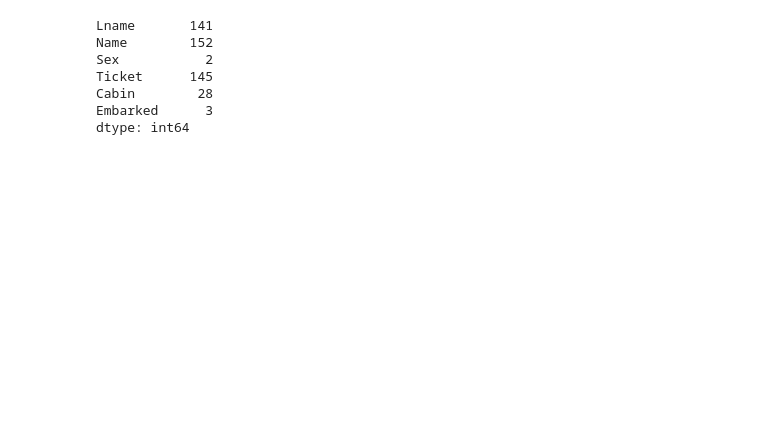
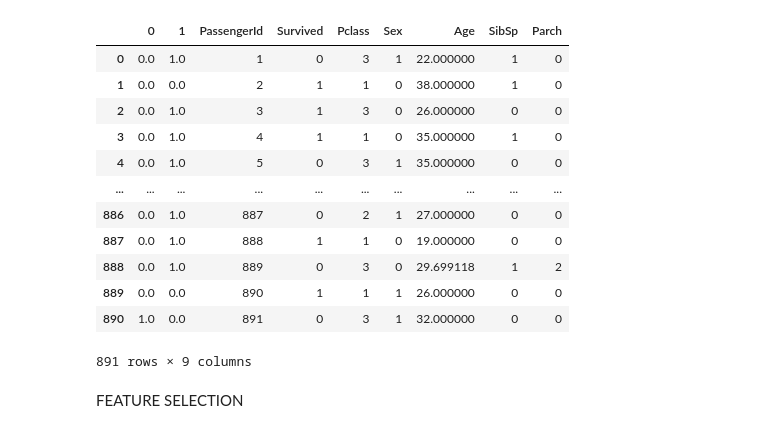
Before and after one commit to speedytech121/ml_course_internship, a Jupyter notebook: supervised/classification/titanic_feature_selection.ipynb, the cells around one changed output. Drawn from its saved outputs; the diff is of its cells as text; code cells hidden in the pictures; blank space fills up the shorter version.

```diff
--- a/supervised/classification/titanic_feature_selection.ipynb
+++ b/supervised/classification/titanic_feature_selection.ipynb
@@ -92,0 +178,3 @@ dtype: int64
+# %%
+Embarked_dummies=Embarked_enc.transform(df[['Embarked']]).toarray()
+Embarked_dummies
@@ -92,0 +189,2 @@ dtype: int64
+# %%
+df.drop(columns=['Embarked'],axis=1,inplace=True)
@@ -92,0 +197,3 @@ dtype: int64
+# %%
+Embarked_dummies_df=pd.DataFrame(Embarked_dummies)
+Embarked_dummies_df.head()
@@ -93,3 +207,23 @@ dtype: int64
+# %%
+data_df=pd.concat([Embarked_dummies_df,df],axis=1)
+# %%
+data_df
+# %% [output]
+|  | 0 | 1 | PassengerId | Survived | Pclass | Sex | Age | SibSp | Parch |
+| 0 | 0.0 | 1.0 | 1 | 0 | 3 | 1 | 22.000000 | 1 | 0 |
+| 1 | 0.0 | 0.0 | 2 | 1 | 1 | 0 | 38.000000 | 1 | 0 |
+| 2 | 0.0 | 1.0 | 3 | 1 | 3 | 0 | 26.000000 | 0 | 0 |
+| 3 | 0.0 | 1.0 | 4 | 1 | 1 | 0 | 35.000000 | 1 | 0 |
+| 4 | 0.0 | 1.0 | 5 | 0 | 3 | 1 | 35.000000 | 0 | 0 |
+| ... | ... | ... | ... | ... | ... | ... | ... | ... | ... |
+| 886 | 0.0 | 1.0 | 887 | 0 | 2 | 1 | 27.000000 | 0 | 0 |
+| 887 | 0.0 | 1.0 | 888 | 1 | 1 | 0 | 19.000000 | 0 | 0 |
+| 888 | 0.0 | 1.0 | 889 | 0 | 3 | 0 | 29.699118 | 1 | 2 |
+| 889 | 0.0 | 0.0 | 890 | 1 | 1 | 1 | 26.000000 | 0 | 0 |
+| 890 | 1.0 | 0.0 | 891 | 0 | 3 | 1 | 32.000000 | 0 | 0 |
+891 rows × 9 columns
+# %% [markdown]
+FEATURE SELECTION
 # %%
 from sklearn.feature_selection import SelectKBest
 from sklearn.feature_selection import chi2
@@ -101,10 +231,0 @@ categorical_cols=df.select_dtypes(include=['object']).columns.tolist()
-# %%
-df[categorical_cols].nunique()
-# %% [output]
-Lname       141
-Name        152
-Sex           2
-Ticket      145
-Cabin        28
-Embarked      3
-dtype: int64
```
Also changed, not shown: parts of 46 cells of this notebook.
